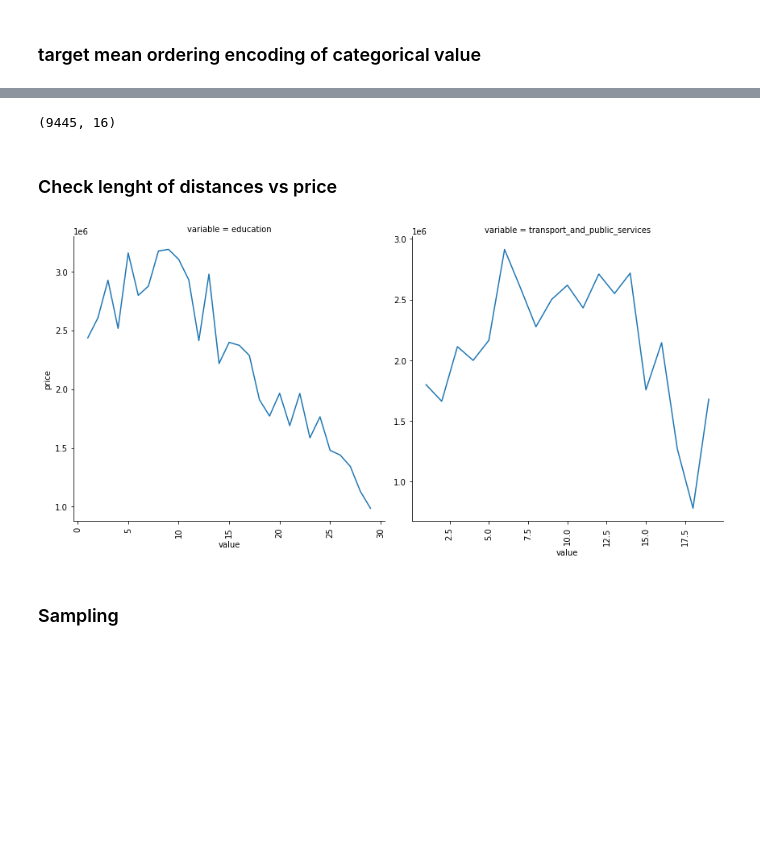
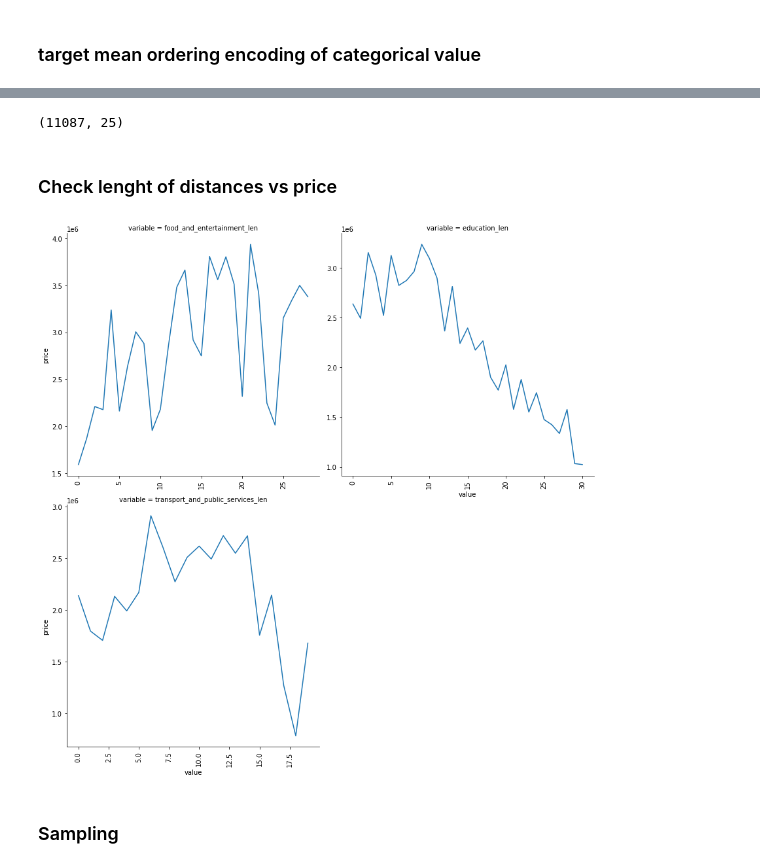
Before and after one commit to TokyAxel/MLProject, a Jupyter notebook: House pricing prediction/Notebooks/Modelisation/Models/GradientBoosting_on_dataset_zero_missing_v1.ipynb, the cells around one changed output, grey strips where cells are left out. Drawn from its saved outputs; the diff is of its cells as text; code cells hidden in the pictures; blank space fills up the shorter version.

```diff
--- a/House pricing prediction/Notebooks/Modelisation/Models/GradientBoosting_on_dataset_zero_missing_v1.ipynb
+++ b/House pricing prediction/Notebooks/Modelisation/Models/GradientBoosting_on_dataset_zero_missing_v1.ipynb
@@ -80,7 +85,7 @@ print(qual_encoded)
 # %%
 class transfo_distance:
     def __init__(self,data,features=None):
-        self.data = data
+        self.data = data.copy()
         self.method = None
         ### Get features
         self.distance=[]
@@ -124,25 +129,50 @@ class transfo_distance:
     def get_data(self,method="mean"):
         self.transformation(method)
         return self.data
+
+trans_dist = transfo_distance(data)
+data_len = trans_dist.get_data(method="len")
+
+rename_len = [i+"_len" for i in feat_cat["distance"]]
+
+data[rename_len] = data_len[feat_cat["distance"]]
+
+trans_dist = transfo_distance(data)
+data_len = trans_dist.get_data(method="mean")
+
+rename_mean = [i+"_mean" for i in feat_cat["distance"]]
+
+data[rename_mean] = data_len[feat_cat["distance"]]
+
+trans_dist = transfo_distance(data)
+data_len = trans_dist.get_data(method="min")
+
+rename_min = [i+"_min" for i in feat_cat["distance"]]
+
+data[rename_min] = data_len[feat_cat["distance"]]
-# %%
-trans_dist = transfo_distance(data)
-data = trans_dist.get_data(method="len")
-data.shape
-# %% [output]
-(9445, 16)
+# %%
+data.shape
+# %% [output]
+(11087, 25)
+# %%
+data[rename_len] = data[rename_len].fillna(0.)
+data[rename_mean] = data[rename_mean].fillna(data[rename_mean].median())
+data[rename_min] = data[rename_min].fillna(data[rename_min].mean())
+# %%
+data = data.drop(["education",'food_and_entertainment',"transport_and_public_services"],axis=1)
 # %% [markdown]
 ### Check lenght of distances vs price
 # %%
 def pairplot(x, y, **kwargs):
     ax = plt.gca()
     ts = pd.DataFrame({'time': x, 'val': y})
     ts = ts.groupby('time').mean()
     ts.plot(ax=ax)
     plt.xticks(rotation=90)
 
-feats = feat_cat["distance"]
+feats = rename_len
 f = pd.melt(data, id_vars=['price'], value_vars=feats)
 g = sns.FacetGrid(f, col="variable",  col_wrap=2, sharex=False, sharey=False, size=6)
 g = g.map(pairplot, "value", "price")
 # %% [output]
-[figure, old version]
+[figure, new version]
```
Also changed, not shown: parts of 30 cells of this notebook, 2 other files.
